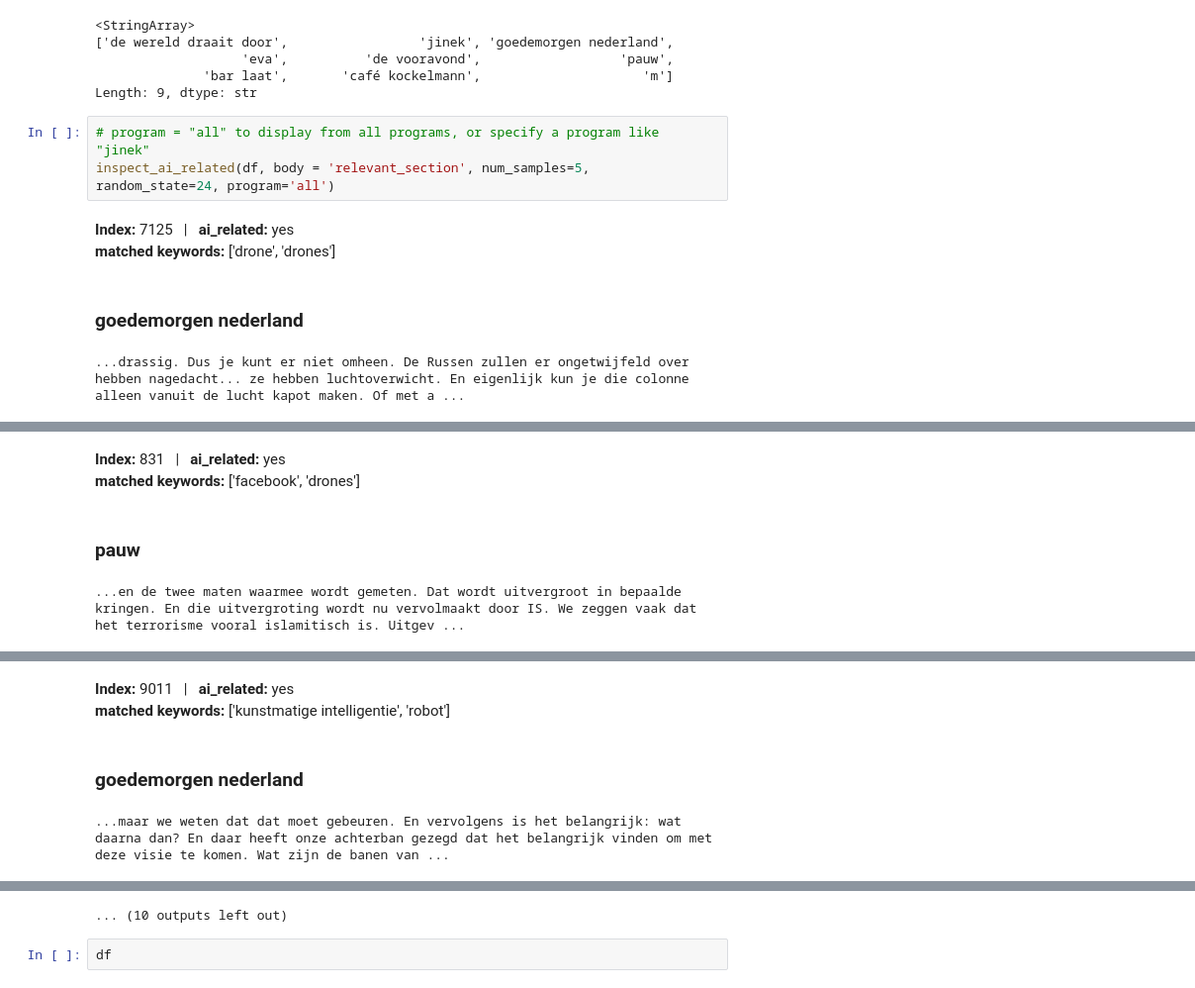
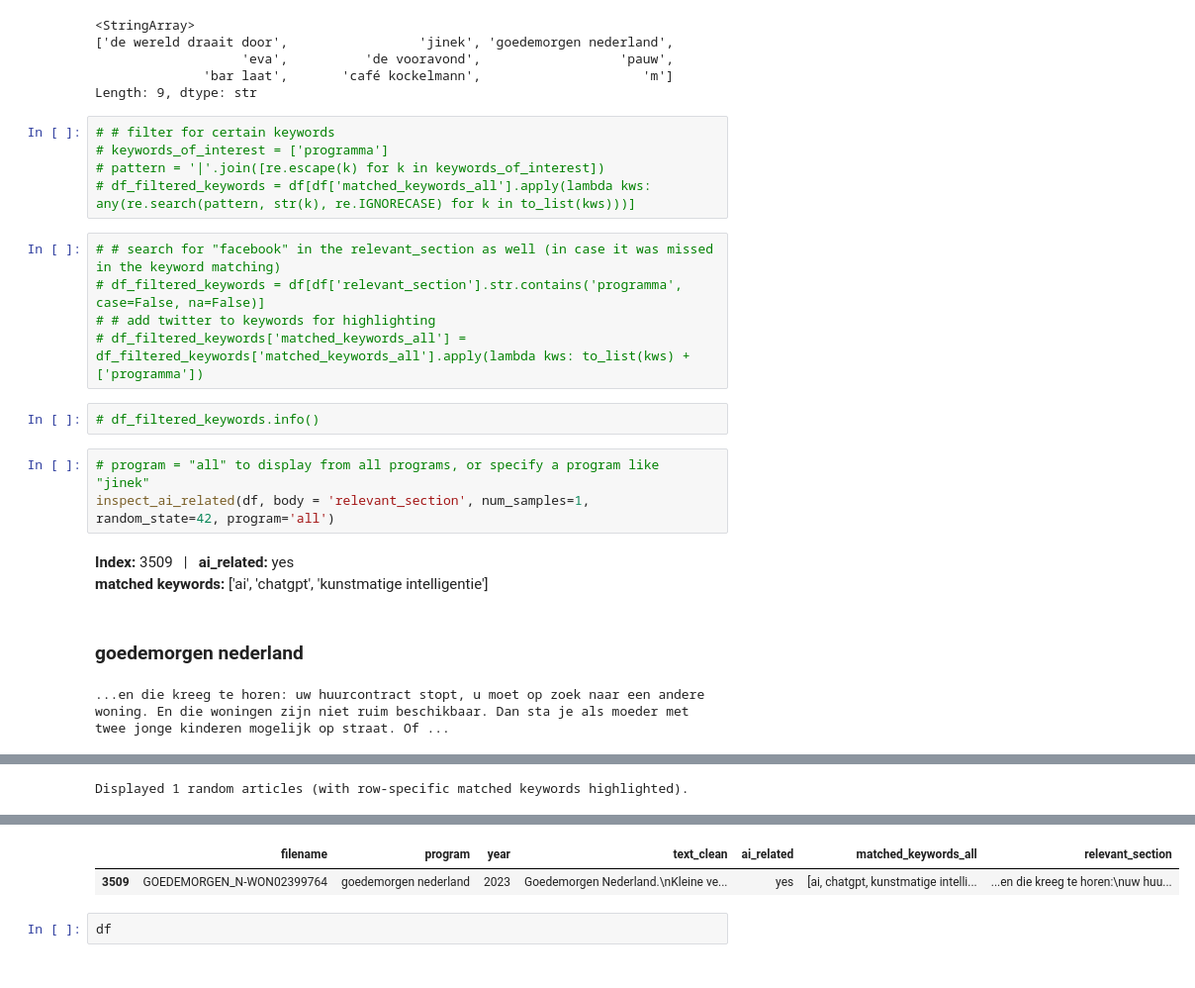
Before and after one commit to jolyeline/HUMAN, a Jupyter notebook: subtitles/relevant_parts.ipynb, the cells around one changed output, grey strips where cells are left out. Shown at 99% size. Cells and saved outputs as stored; diff of their text form.

```diff
--- a/subtitles/relevant_parts.ipynb
+++ b/subtitles/relevant_parts.ipynb
@@ -316,16 +316,25 @@ df['program'].unique()
                    'eva',          'de vooravond',                  'pauw',
               'bar laat',       'café kockelmann',                     'm']
 Length: 9, dtype: str
+# %%
+# # filter for certain keywords
+# keywords_of_interest = ['programma']
+# pattern = '|'.join([re.escape(k) for k in keywords_of_interest])
+# df_filtered_keywords = df[df['matched_keywords_all'].apply(lambda kws: any(re.search(pattern, str(k), re.IGNORECASE) for k in to_list(kws)))]
+# %%
+# # search for "facebook" in the relevant_section as well (in case it was missed in the keyword matching)
+# df_filtered_keywords = df[df['relevant_section'].str.contains('programma', case=False, na=False)]
+# # add twitter to keywords for highlighting
+# df_filtered_keywords['matched_keywords_all'] = df_filtered_keywords['matched_keywords_all'].apply(lambda kws: to_list(kws) + ['programma'])
+# %%
+# df_filtered_keywords.info()
 # %%
 # program = "all" to display from all programs, or specify a program like "jinek"
-inspect_ai_related(df, body = 'relevant_section', num_samples=5, random_state=24, program='all')
+inspect_ai_related(df, body = 'relevant_section', num_samples=1, random_state=42, program='all')
 # %% [output]
-Index: 7125 | ai_related: yes
-matched keywords: ['drone', 'drones']
+Index: 3509 | ai_related: yes
+matched keywords: ['ai', 'chatgpt', 'kunstmatige intelligentie']
 goedemorgen nederland
-...drassig. Dus je kunt er niet omheen. De Russen zullen er ongetwijfeld over hebben nagedacht... ze hebben luchtoverwicht. En eigenlijk kun je die colonne alleen vanuit de lucht kapot maken. Of met a ...
+...en die kreeg te horen: uw huurcontract stopt, u moet op zoek naar een andere woning. En die woningen zijn niet ruim beschikbaar. Dan sta je als moeder met twee jonge kinderen mogelijk op straat. Of ...
 [interactive output not drawn]
-Index: 831 | ai_related: yes
-matched keywords: ['facebook', 'drones']
-pauw
-...en de twee maten waarmee wordt gemeten. Dat wordt uitvergroot in bepaalde kringen. En die uitvergroting wordt nu vervolmaakt door IS. We zeggen vaak dat het terrorisme vooral islamitisch is. Uitgev ...
+Displayed 1 random articles (with row-specific matched keywords highlighted).
@@ -333,4 +340,0 @@ pauw
-Index: 9011 | ai_related: yes
-matched keywords: ['kunstmatige intelligentie', 'robot']
-goedemorgen nederland
-...maar we weten dat dat moet gebeuren. En vervolgens is het belangrijk: wat daarna dan? En daar heeft onze achterban gezegd dat het belangrijk vinden om met deze visie te komen. Wat zijn de banen van ...
@@ -338,4 +341,5 @@ goedemorgen nederland
-... (10 outputs left out)
+|  | filename | program | year | text_clean | ai_related | matched_keywords_all | relevant_section |
+| 3509 | GOEDEMORGEN_N-WON02399764 | goedemorgen nederland | 2023 | Goedemorgen Nederland.\nKleine ve... | yes | [ai, chatgpt, kunstmatige intelli... | ...en die kreeg te horen:\nuw huu... |
 # %%
 df
 # %% [output]
```
Also changed, not shown: parts of 5 cells of this notebook, 12 other files.
